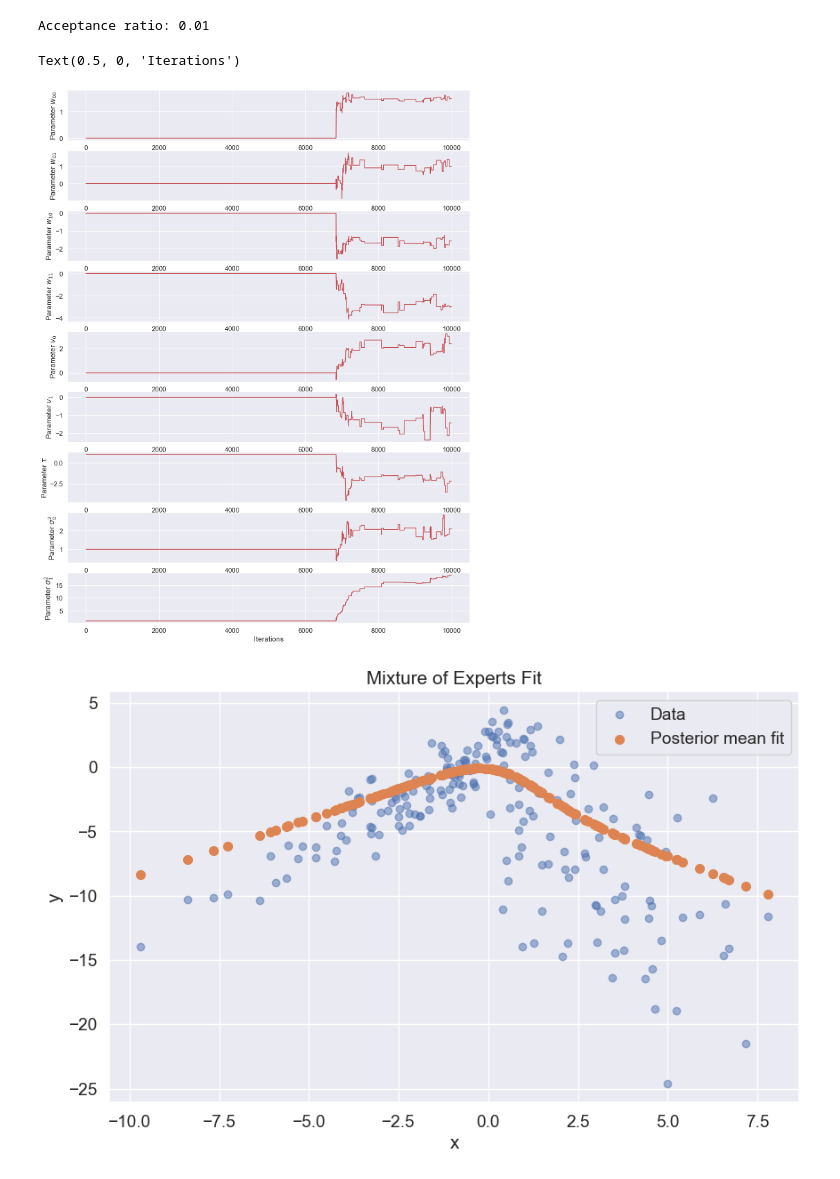
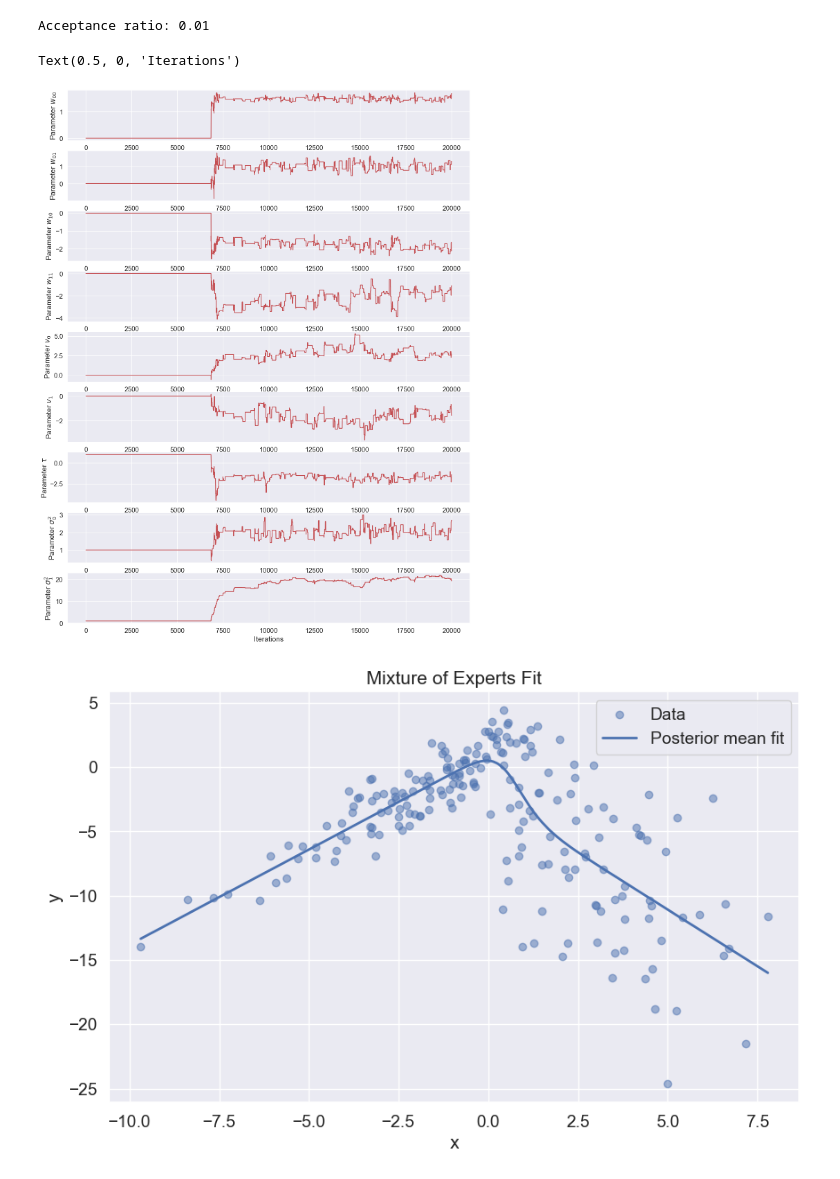
Before and after one commit to bellaVbsVbee/BayesianML, a Jupyter notebook: assignment3.ipynb, the cells around one changed output. Saved outputs shown, nothing was run; the diff lists cells and outputs as text; code cells hidden in the pictures.

Commit message:
Full line plot

```diff
--- a/assignment3.ipynb
+++ b/assignment3.ipynb
@@ -162,8 +162,7 @@ def metropolis(log_target, num_params, tau, num_iter, theta_init=None, seed=0):
     assert thetas.shape == (num_iter+1, num_params), f'The shape of thetas was expected to be ({num_iter+1}, {num_params}), but the actual shape was {thetas.shape}. Please check your code.'
     return thetas
 # %%
-num_iter = 10000
-warm_up = int(0.5*num_iter)
+num_iter = 20000
 theta_init = np.array([0., 0.,    # w0
                         0., 0.,    # w1
                         0., 0.,    # v
@@ -185,39 +184,42 @@ for i in range(num_params):
 axes[-1].set_xlabel('Iterations')
 # %% [output]
 Text(0.5, 0, 'Iterations')
-[figure, old version]
+[figure, new version]
 # %%
 # get rid of warm-up samples
+warm_up = 8000 #int(0.5*num_iter)
 thetas = thetas[warm_up:, :]
 # %%
 # Compute posterior means
 w0s = thetas[:, :2]
 w1s = thetas[:, 2:4]
 vs = thetas[:, 4:6]
 taus = thetas[:, 6]
 sig02s = thetas[:, 7]
 sig12s = thetas[:, 8]
 
 w0_mean = jnp.mean(w0s,axis=0)
 w1_mean = jnp.mean(w1s,axis=0)
 v_mean = jnp.mean(vs,axis=0)
 tau_mean = jnp.mean(taus)
 sig02_mean = jnp.mean(sig02s)
 sig12_mean = jnp.mean(sig12s)
 
 # Make predictions with posterior means
 pi = sigmoid(v_mean @ xt.T)  # gating probabilities
 y_pred = (1 - pi) * (w0_mean @ xt.T) + pi * (w1_mean @ xt.T)
 
 # Plot
 plt.figure(figsize=(10, 6))
 plt.scatter(x, y, alpha=0.5, label='Data')
-plt.scatter(x, y_pred, linewidth=2, label='Posterior mean fit')
+pairs = sorted(zip(x.tolist(), y_pred.tolist()))
+c, d = zip(*pairs)
+plt.plot(c, d, linewidth=2, label='Posterior mean fit')
 plt.xlabel('x')
 plt.ylabel('y')
 plt.legend()
 plt.title('Mixture of Experts Fit')
 plt.show()
 # %% [output]
-[figure, old version]
+[figure, new version]
 # %% [markdown]
```
Also changed, not shown: parts of 5 cells of this notebook.
